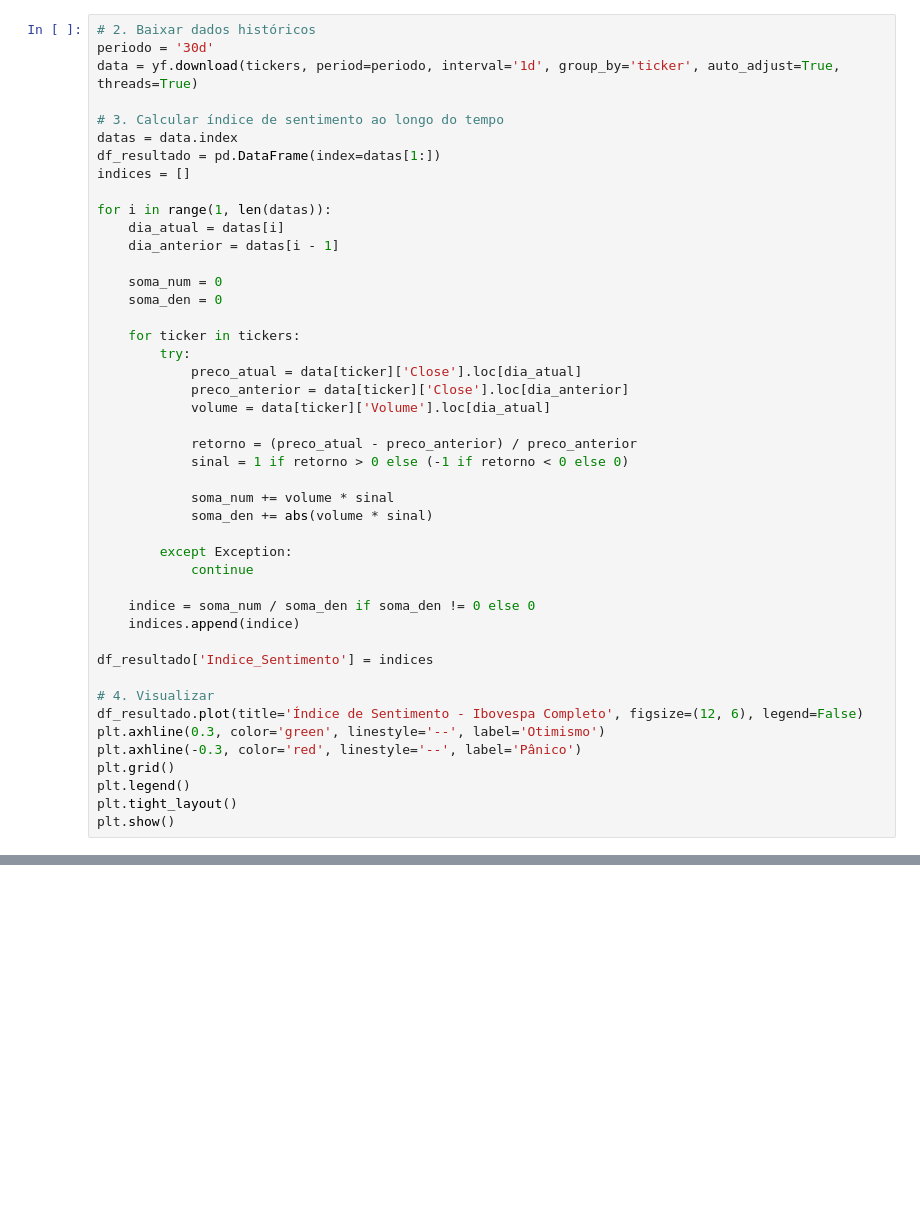
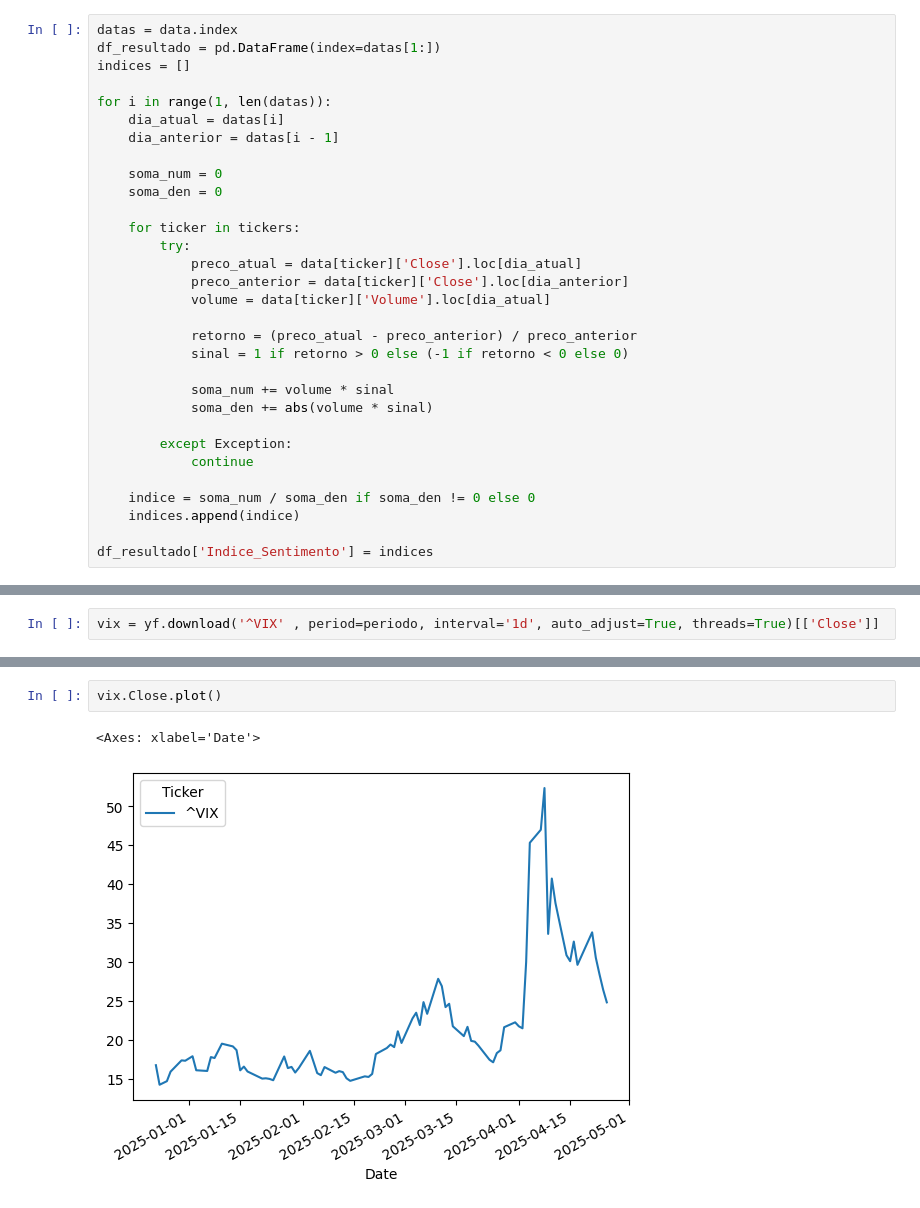
Before and after one commit to BDonadelli/Finance-playground, a Jupyter notebook: panico.ipynb, the cells around one changed output, grey strips where cells are left out. Saved outputs shown, nothing was run; the diff lists cells and outputs as text; blank space fills up the shorter version.

```diff
--- a/panico.ipynb
+++ b/panico.ipynb
@@ -41,9 +56,4 @@ Total de ações do IBOV: 85
 # %%
-# 2. Baixar dados históricos
-periodo = '30d'
-data = yf.download(tickers, period=periodo, interval='1d', group_by='ticker', auto_adjust=True, threads=True)
-
-# 3. Calcular índice de sentimento ao longo do tempo
 datas = data.index
 df_resultado = pd.DataFrame(index=datas[1:])
 indices = []
@@ -74,12 +84,3 @@ for i in range(1, len(datas)):
     indices.append(indice)
 
 df_resultado['Indice_Sentimento'] = indices
-
-# 4. Visualizar
-df_resultado.plot(title='Índice de Sentimento - Ibovespa Completo', figsize=(12, 6), legend=False)
-plt.axhline(0.3, color='green', linestyle='--', label='Otimismo')
-plt.axhline(-0.3, color='red', linestyle='--', label='Pânico')
-plt.grid()
-plt.legend()
-plt.tight_layout()
-plt.show()
@@ -124,0 +361,2 @@ fig.show()
+# %%
+vix = yf.download('^VIX' , period=periodo, interval='1d', auto_adjust=True, threads=True)[['Close']]
@@ -124,0 +510,5 @@ fig.show()
+# %%
+vix.Close.plot()
+# %% [output]
+<Axes: xlabel='Date'>
+[figure, added]
```
Also changed, not shown: parts of 28 cells of this notebook, 2 other files.
